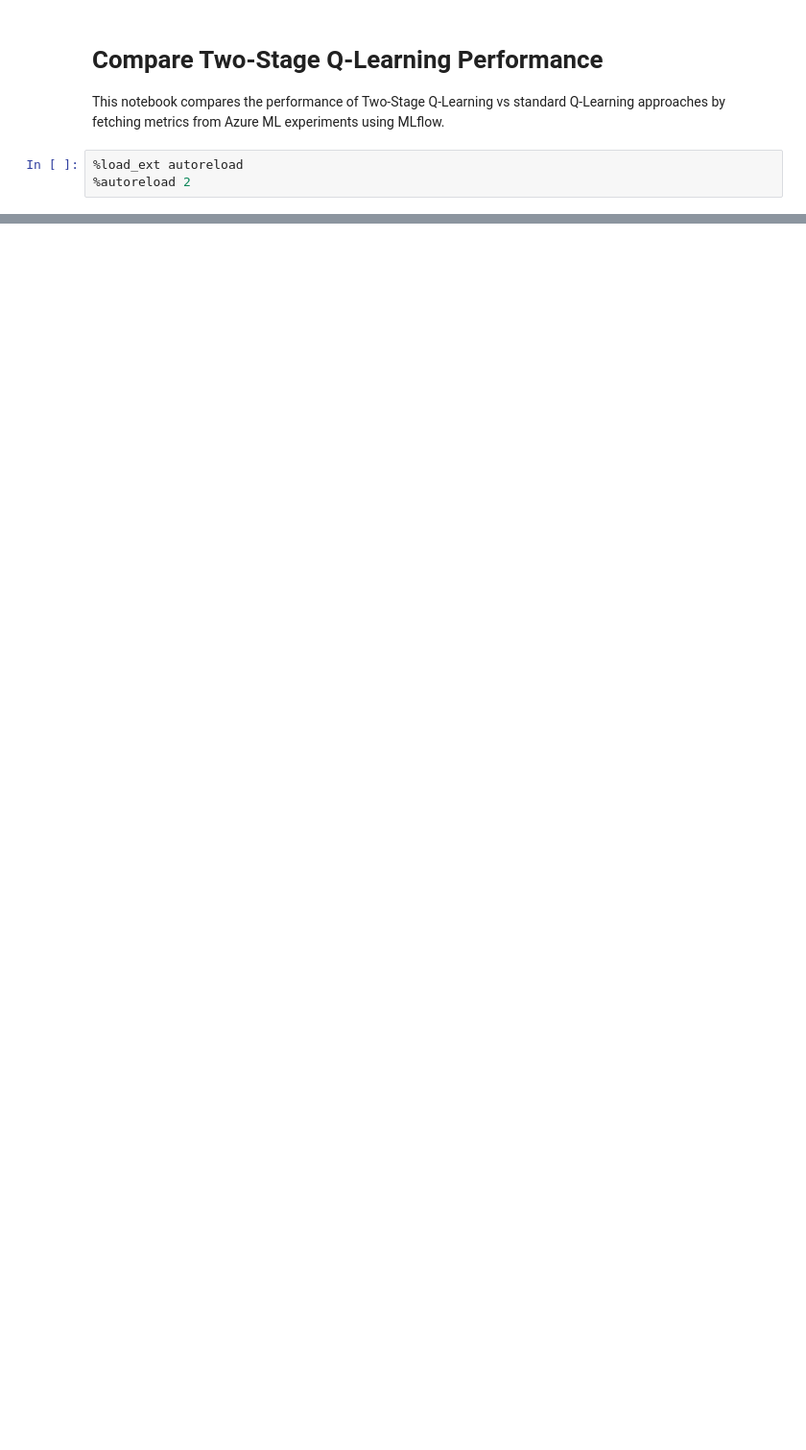
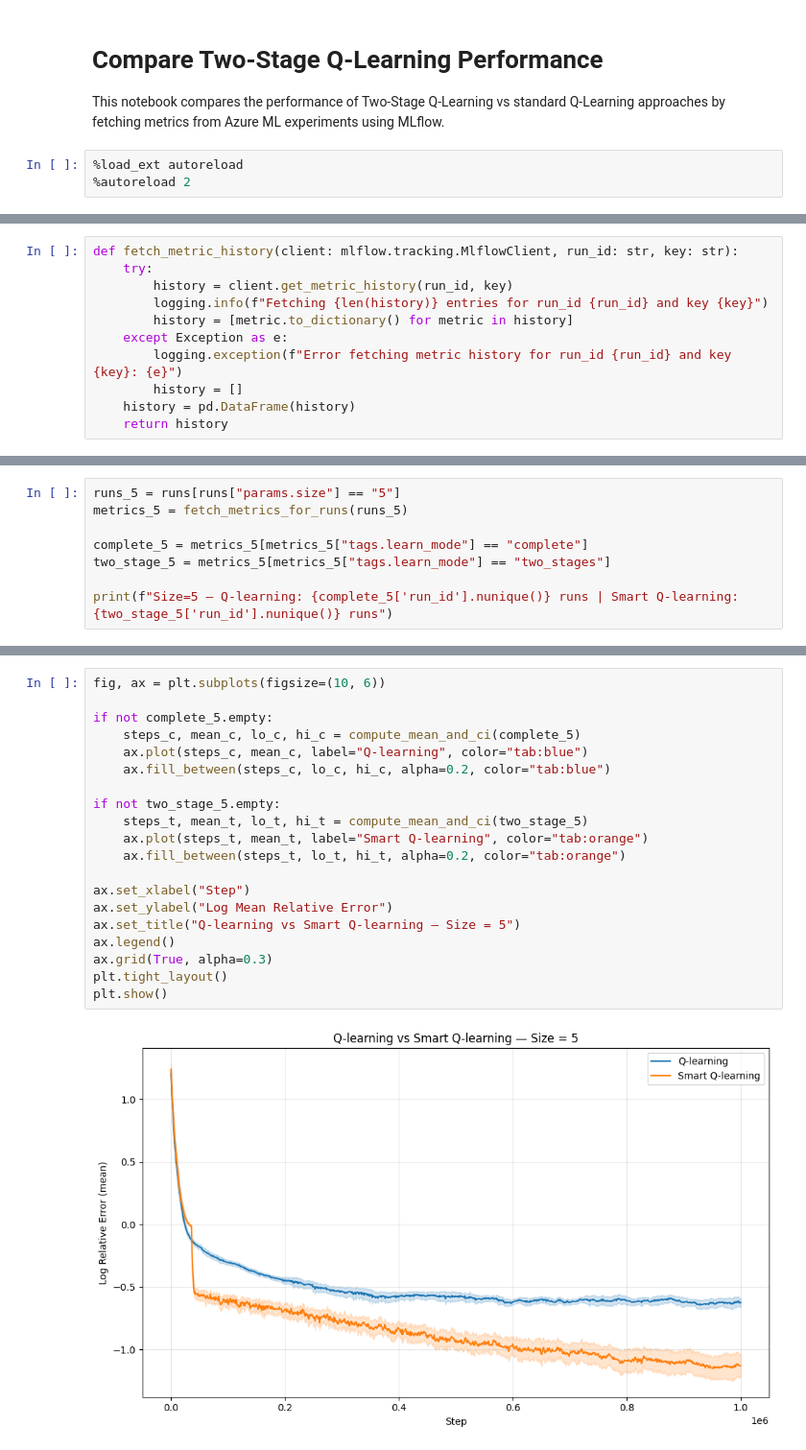
Before and after one commit to ccarballolozano/epidemic-models-rl, a Jupyter notebook: experiments/Compare_Two_Stage_Q_Learning_Performance.ipynb, the cells around one changed output, grey strips where cells are left out. Shown at 96% size. Drawn from its saved outputs; the diff is of its cells as text; blank space fills up the shorter version.

```diff
--- a/experiments/Compare_Two_Stage_Q_Learning_Performance.ipynb
+++ b/experiments/Compare_Two_Stage_Q_Learning_Performance.ipynb
@@ -70,0 +58,11 @@ UnsupportedModelRegistryStoreURIException:  Model registry functionality is unav
+# %%
+def fetch_metric_history(client: mlflow.tracking.MlflowClient, run_id: str, key: str):
+    try:
+        history = client.get_metric_history(run_id, key)
+        logging.info(f"Fetching {len(history)} entries for run_id {run_id} and key {key}")
+        history = [metric.to_dictionary() for metric in history]
+    except Exception as e:
+        logging.exception(f"Error fetching metric history for run_id {run_id} and key {key}: {e}")
+        history = []
+    history = pd.DataFrame(history)
+    return history
@@ -70,0 +93,8 @@ UnsupportedModelRegistryStoreURIException:  Model registry functionality is unav
+# %%
+runs_5 = runs[runs["params.size"] == "5"]
+metrics_5 = fetch_metrics_for_runs(runs_5)
+
+complete_5 = metrics_5[metrics_5["tags.learn_mode"] == "complete"]
+two_stage_5 = metrics_5[metrics_5["tags.learn_mode"] == "two_stages"]
+
+print(f"Size=5 — Q-learning: {complete_5['run_id'].nunique()} runs | Smart Q-learning: {two_stage_5['run_id'].nunique()} runs")
@@ -70,0 +119,22 @@ UnsupportedModelRegistryStoreURIException:  Model registry functionality is unav
+# %%
+fig, ax = plt.subplots(figsize=(10, 6))
+
+if not complete_5.empty:
+    steps_c, mean_c, lo_c, hi_c = compute_mean_and_ci(complete_5)
+    ax.plot(steps_c, mean_c, label="Q-learning", color="tab:blue")
+    ax.fill_between(steps_c, lo_c, hi_c, alpha=0.2, color="tab:blue")
+
+if not two_stage_5.empty:
+    steps_t, mean_t, lo_t, hi_t = compute_mean_and_ci(two_stage_5)
+    ax.plot(steps_t, mean_t, label="Smart Q-learning", color="tab:orange")
+    ax.fill_between(steps_t, lo_t, hi_t, alpha=0.2, color="tab:orange")
+
+ax.set_xlabel("Step")
+ax.set_ylabel("Log Mean Relative Error")
+ax.set_title("Q-learning vs Smart Q-learning — Size = 5")
+ax.legend()
+ax.grid(True, alpha=0.3)
+plt.tight_layout()
+plt.show()
+# %% [output]
+[figure, added]
```
Also changed, not shown: parts of 18 cells of this notebook, 14 other files.
